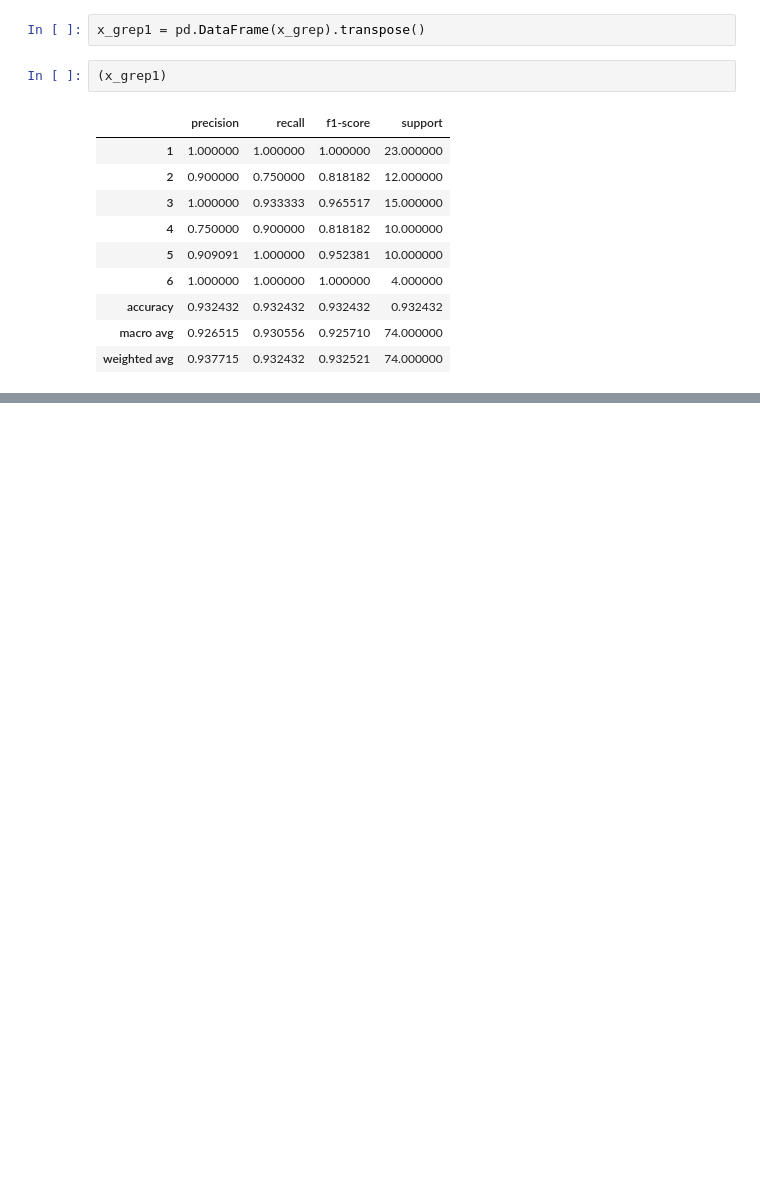
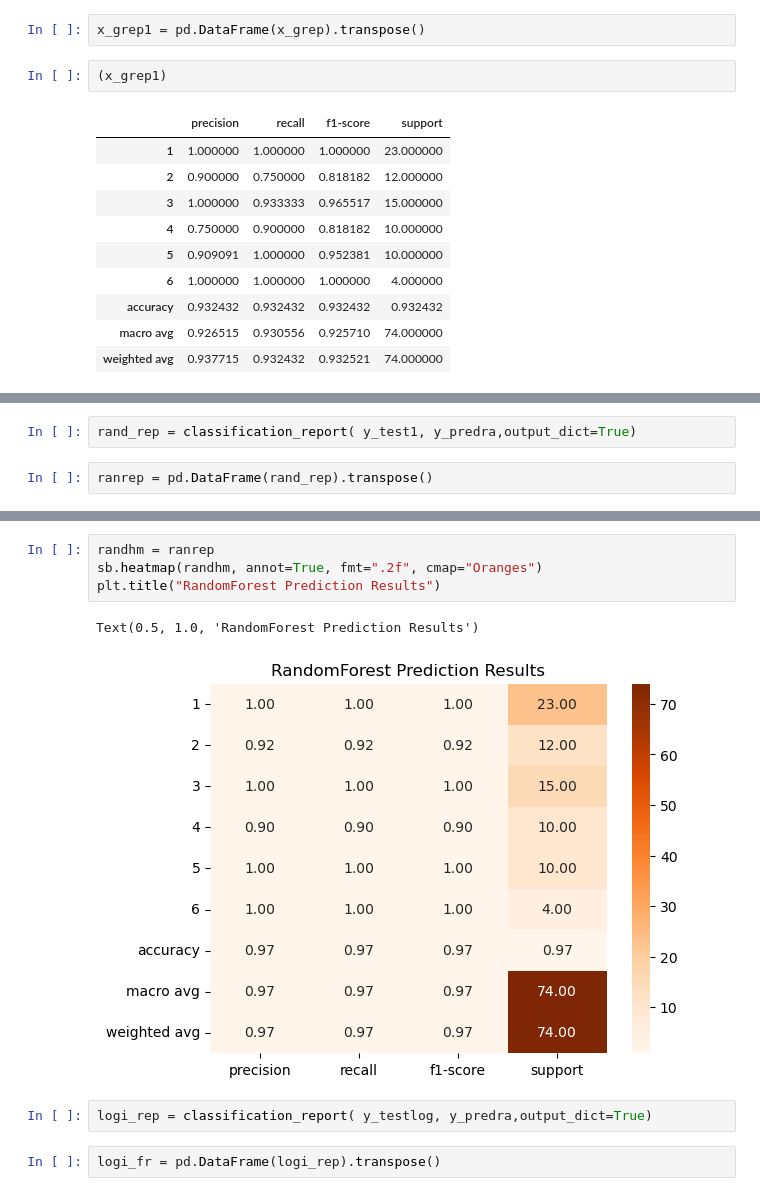
Before and after one commit to akilanm71/Skin-disease-classification-ml, a Jupyter notebook: Skin_DiseaseAkilan.ipynb, the cells around one changed output, grey strips where cells are left out. Drawn from its saved outputs; the diff is of its cells as text; blank space fills up the shorter version.

```diff
--- a/Skin_DiseaseAkilan.ipynb
+++ b/Skin_DiseaseAkilan.ipynb
@@ -1441,0 +1559,4 @@ sb.heatmap(x_grep1, annot=True, fmt=".2f", cmap="Greens")
+# %%
+rand_rep = classification_report( y_test1, y_predra,output_dict=True)
+# %%
+ranrep = pd.DataFrame(rand_rep).transpose()
@@ -1441,0 +1576,11 @@ sb.heatmap(x_grep1, annot=True, fmt=".2f", cmap="Greens")
+# %%
+randhm = ranrep
+sb.heatmap(randhm, annot=True, fmt=".2f", cmap="Oranges")
+plt.title("RandomForest Prediction Results")
+# %% [output]
+Text(0.5, 1.0, 'RandomForest Prediction Results')
+[figure, added]
+# %%
+logi_rep = classification_report( y_testlog, y_predra,output_dict=True)
+# %%
+logi_fr = pd.DataFrame(logi_rep).transpose()
```
Also changed, not shown: parts of 21 cells of this notebook.
